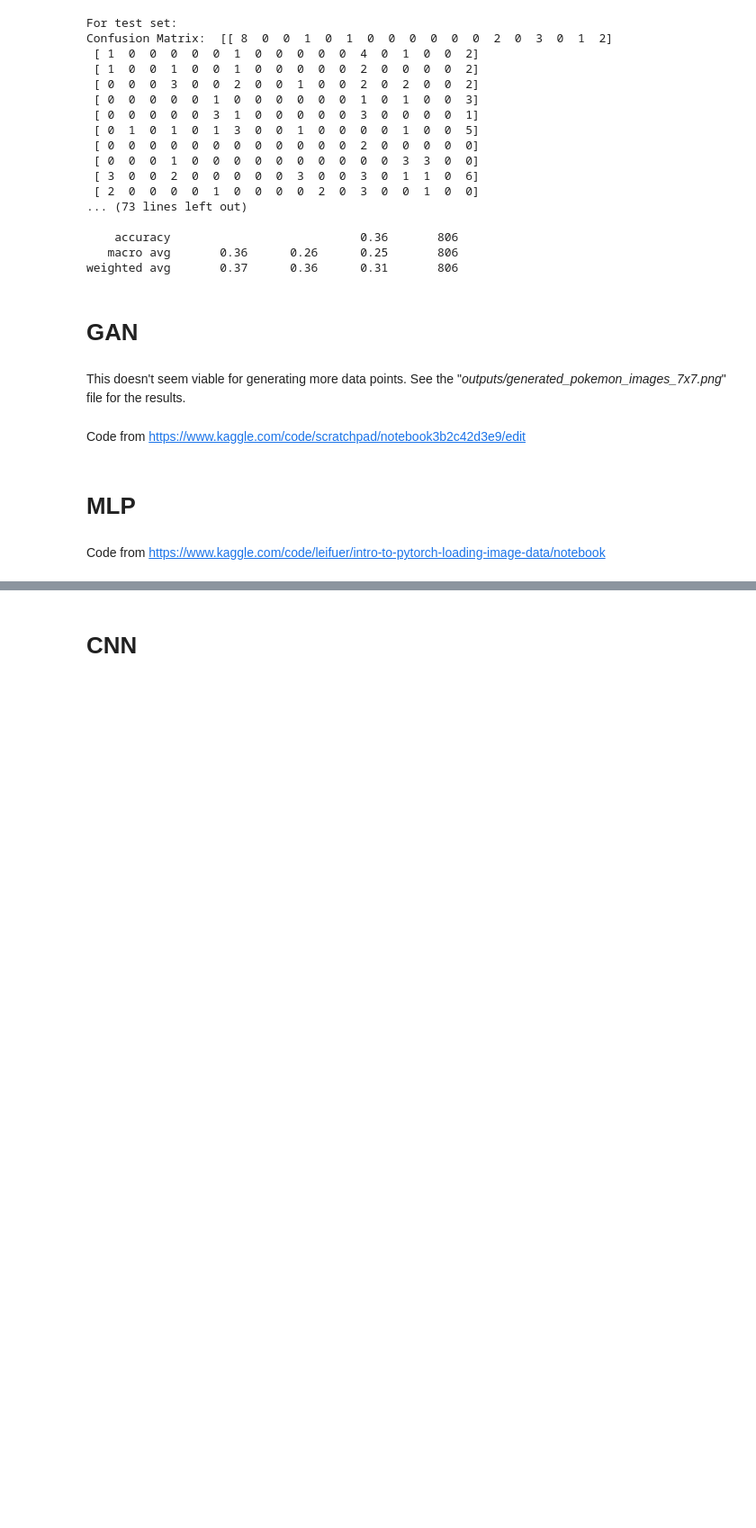
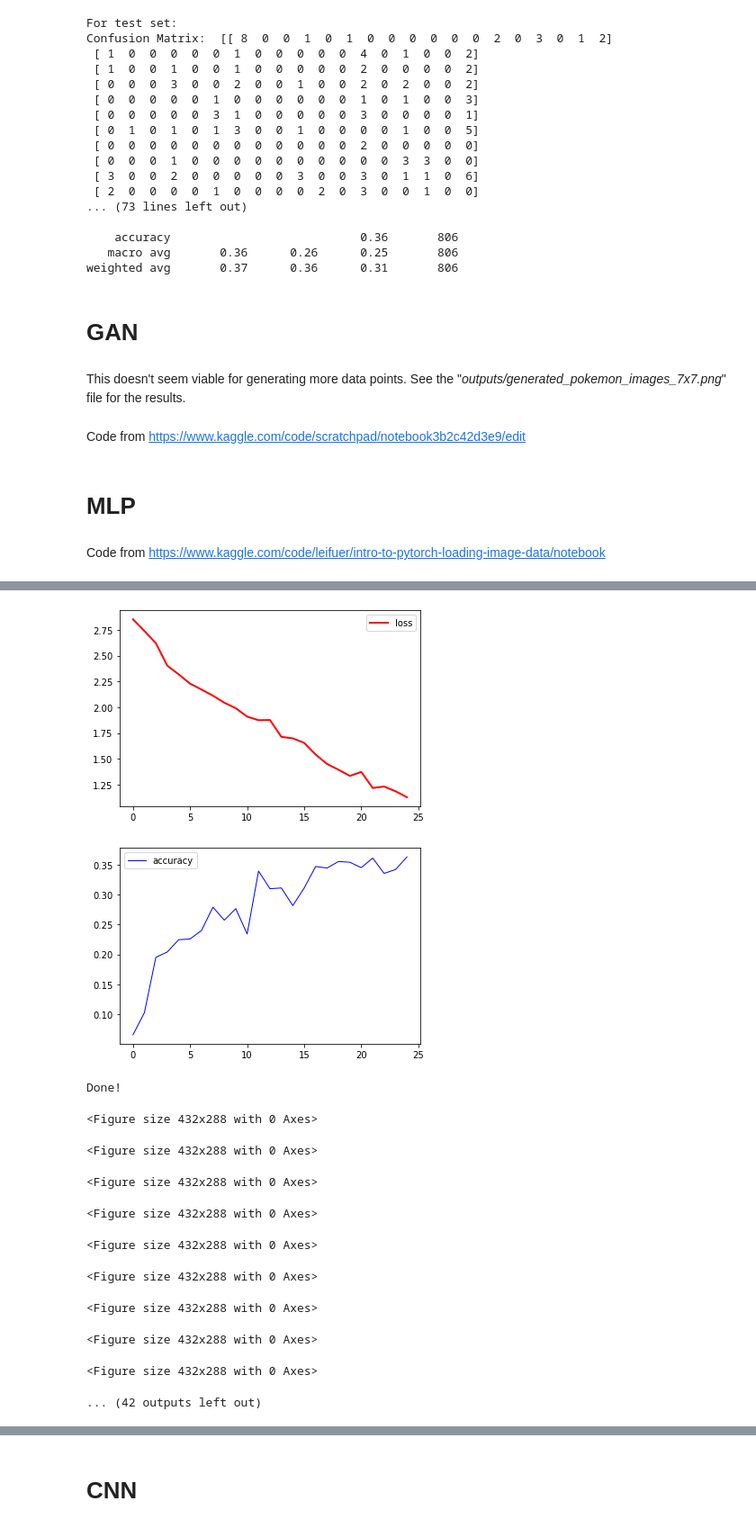
Before and after one commit to AdamKasumovic/CSE404-ML-Project-SS23, a Jupyter notebook: CSE404_ML_Project.ipynb, the cells around one changed output, grey strips where cells are left out. Shown at 90% size. Cells and saved outputs as stored; diff of their text form; code cells hidden in the pictures; blank space fills up the shorter version.

```diff
--- a/CSE404_ML_Project.ipynb
+++ b/CSE404_ML_Project.ipynb
@@ -556,7 +538,7 @@ def view_recon(img, recon):
 PATH = 'data/images'
 data_dir = PATH + '/train'
 
-transform = transforms.Compose([transforms.Resize((64,64)),transforms.ToTensor()])
+transform = transforms.Compose([transforms.Resize((32,32)),transforms.ToTensor()])
 training_data = datasets.ImageFolder(data_dir, transform=transform)
 
 class_counts = Counter(training_data.targets)
@@ -576,7 +558,7 @@ imshow(images[0], normalize=False)
 PATH = 'data/images'
 data_dir = PATH + '/test'
 
-transform = transforms.Compose([transforms.Resize((64,64)),transforms.ToTensor()])
+transform = transforms.Compose([transforms.Resize((32,32)),transforms.ToTensor()])
 test_data = datasets.ImageFolder(data_dir, transform=transform)
 
 class_counts = Counter(test_data.targets)
@@ -652,10 +647,10 @@ print(model)
 # weights based on number of instances in test data
 #class_weights = torch.FloatTensor(weights)
 loss_fn = nn.CrossEntropyLoss()
-learning_rate = 1e-2
+learning_rate = 1e-3
 
 # Define a pytorch optimizer using stochastic gradient descent (SGD)
-optimizer = torch.optim.SGD(model.parameters(), lr=learning_rate)
+optimizer = torch.optim.SGD(model.parameters(), lr=learning_rate, momentum=0.9)
 # %%
 def train(dataloader, model, loss_fn, optimizer):
     size = len(dataloader.dataset)
@@ -706,29 +701,43 @@ def test(dataloader, model, loss_fn):
     print(f"Test Error: \n Accuracy: {(100*correct):>0.1f}%, Avg loss: {test_loss:>8f} \n")
     return correct
 # %%
-epochs = 10
+epochs = 25
 
 # for plotting the training loss
 history = {'losses': [], 'accuracies': []}
 for t in range(epochs):
     print(f"Epoch {t+1}\n-------------------------------")
     history['losses'].append(train(train_dataloader, model, loss_fn, optimizer))
     history['accuracies'].append(test(test_dataloader, model, loss_fn))
 
     plt.clf()
     fig1 = plt.figure()
     plt.plot(history['losses'], 'r-', lw=2, label='loss')
     plt.legend()
     display.clear_output(wait=True)
     display.display(plt.gcf())
 
     plt.clf()
     fig2 = plt.figure()
     plt.plot(history['accuracies'], 'b-', lw=1, label='accuracy')
     plt.legend()
 #     display.clear_output(wait=True)
     display.display(plt.gcf())
 print("Done!")
+# %% [output]
+[figure, added]
+[figure, added]
+Done!
+<Figure size 432x288 with 0 Axes>
+<Figure size 432x288 with 0 Axes>
+<Figure size 432x288 with 0 Axes>
+<Figure size 432x288 with 0 Axes>
+<Figure size 432x288 with 0 Axes>
+<Figure size 432x288 with 0 Axes>
+<Figure size 432x288 with 0 Axes>
+<Figure size 432x288 with 0 Axes>
+<Figure size 432x288 with 0 Axes>
+... (42 outputs left out)
 # %%
 # Make predictions on random 40 test data items using the trained model and visualize them
 n_rows = 4
```
Also changed, not shown: parts of 24 cells of this notebook.
